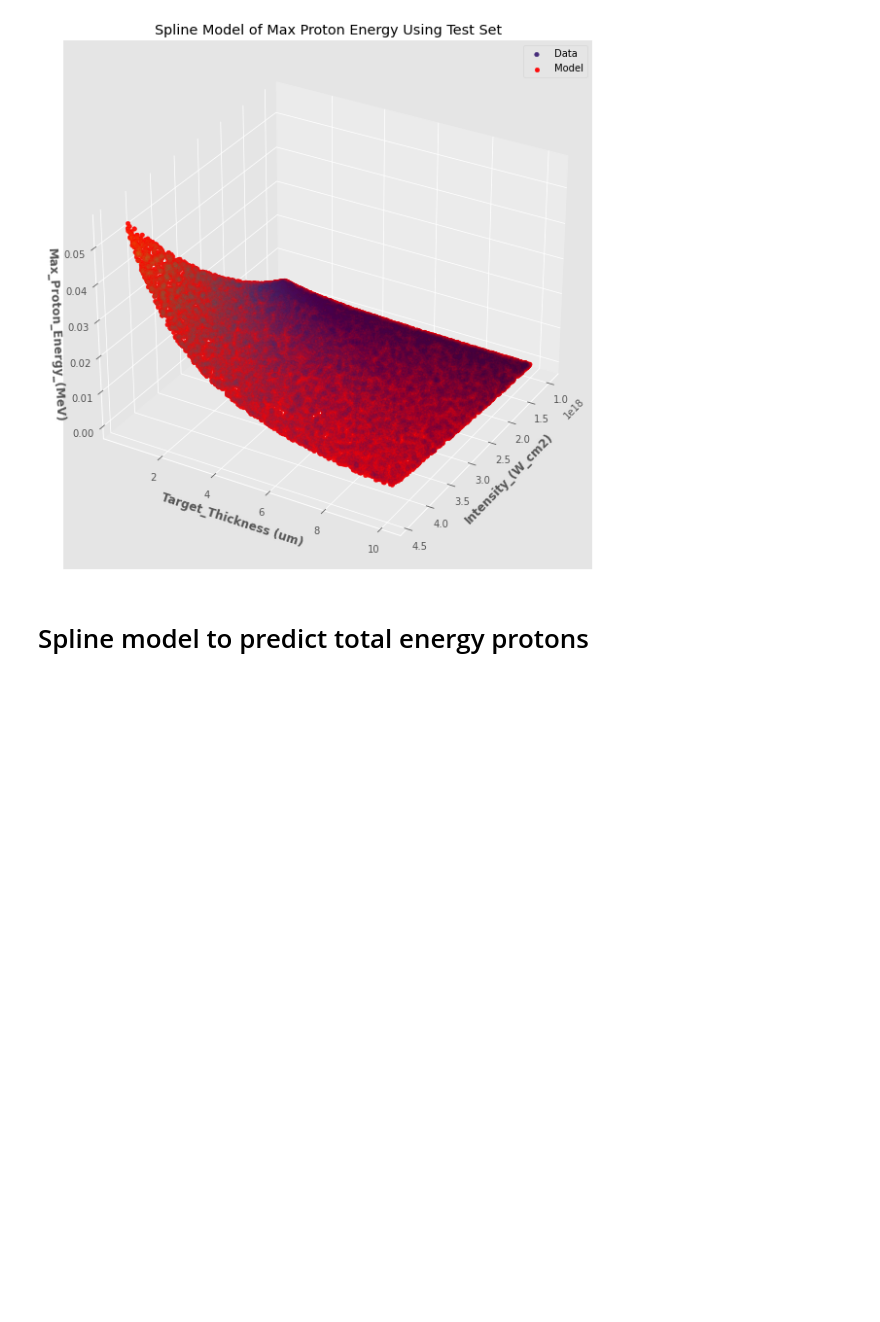
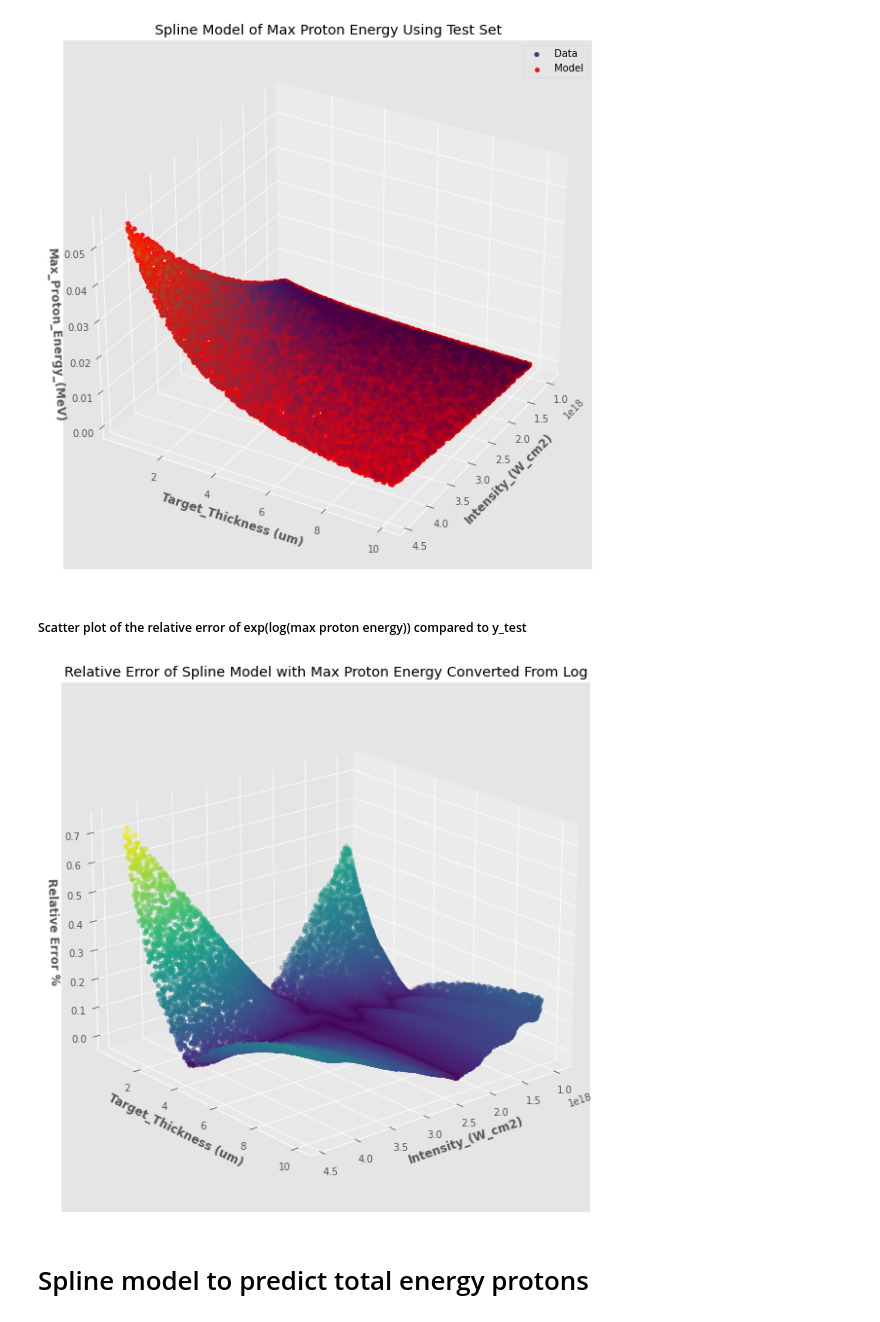
Before and after one commit to pedrog96/vanilla-latte, a Jupyter notebook: Splines.ipynb, the cells around one changed output. Drawn from its saved outputs; the diff is of its cells as text; code cells hidden in the pictures; blank space fills up the shorter version.

Commit message:
added a scatter plot of Relative Error of Spline Model with Max Proton Energy Converted From Log

```diff
--- a/Splines.ipynb
+++ b/Splines.ipynb
@@ -403,6 +403,7 @@ error_3d_log = X_test[[inputs[0], inputs[3]]].copy()
 error_3d_log['Relative Error'] = error_series_log
 error_3d_log['prediction in log'] = spline_mpe_int_tt_var_log.predict(X_test[[inputs[0], inputs[3]]])
 error_3d_log['converted prediction'] = np.exp(spline_mpe_int_tt_var_log.predict(X_test[[inputs[0], inputs[3]]]))
+error_3d_log['Relative Error of Original y_test'] = np.abs((error_3d_log['converted prediction'] - y_test) / y_test)
 # %%
 fig6 = plt.figure(figsize=(10, 10))
 ax = fig6.add_subplot(projection='3d')
@@ -445,6 +446,23 @@ leg.legendHandles[0].set_alpha(1)
 plt.show()
 # %% [output]
 [figure]
+# %% [markdown]
+##### Scatter plot of the relative error of exp(log(max proton energy)) compared to y_test
+# %%
+fig6_5 = plt.figure(figsize=(10, 10))
+ax = fig6_5.add_subplot(projection='3d')
+ax.scatter(X_test[inputs[0]],
+           X_test[inputs[3]],
+           error_3d_log['Relative Error of Original y_test'] * 100,
+           c = np.sqrt(error_3d_log['Relative Error']))
+ax.set_title('Relative Error of Spline Model with Max Proton Energy Converted From Log')
+ax.set_xlabel(f'{inputs[0]}', fontweight ='bold')
+ax.set_ylabel(f'{inputs[3]}', fontweight ='bold')
+ax.set_zlabel(f'Relative Error %', fontweight ='bold')
+ax.view_init(20, 50)
+plt.show()
+# %% [output]
+[figure, added]
 # %% [markdown]
 # Spline model to predict total energy protons
 # %% [markdown]
```
